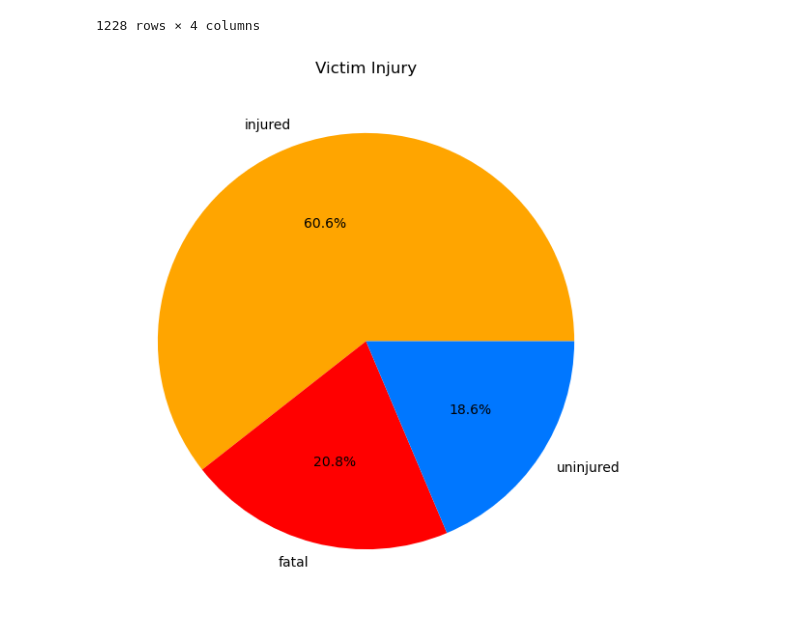
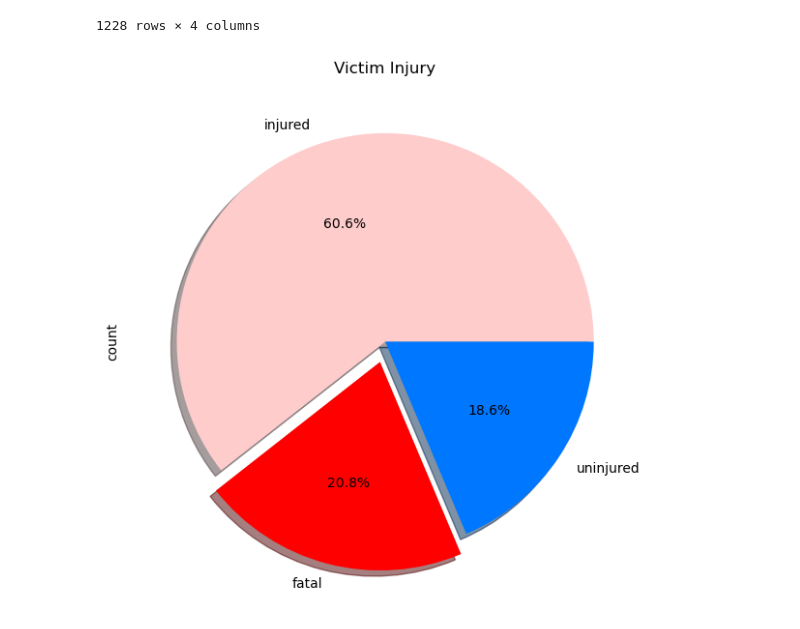
Before and after one commit to Group-4-Project-3/Australian-Shark-Attacks, a Jupyter notebook: Resources/Mel_Project_3.ipynb, the cells around one changed output. Cells and saved outputs as stored; diff of their text form; code cells hidden in the pictures.

Commit message:
adding pie chart

```diff
--- a/Resources/Mel_Project_3.ipynb
+++ b/Resources/Mel_Project_3.ipynb
@@ -33,8 +37,8 @@ total_records
 1228
 # %%
 # select my chosen columns focusing on shark types based on state
-reduced_df = clean_df.loc[:, ["Incident.year", "Provoked/unprovoked", "Victim.injury", "Shark.common.name" ]]
-reduced_df
+injury_reduced_df = clean_df.loc[:, ["Incident.year", "Provoked/unprovoked", "Victim.injury", "Shark.common.name" ]]
+injury_reduced_df
 # %% [output]
 |  | Incident.year | Provoked/unprovoked | Victim.injury | Shark.common.name |
 | 0 | 1791 | unprovoked | fatal | white shark |
@@ -49,18 +53,21 @@ reduced_df
 | 1226 | 2023 | unprovoked | uninjured | whaler shark |
 | 1227 | 2023 | unprovoked | uninjured | unknown |
 1228 rows × 4 columns
-# %%
-# Count occurrences of each category
-victim_injury_counts = reduced_df['Victim.injury'].value_counts()
-
-# Define colors
-colors = {'fatal': '#FF0000', 'injured': '#FFA500', 'uninjured': '#0077FF'}
-
-# Plotting pie chart for Victim Injury
-plt.figure(figsize=(7, 7))
-plt.pie(victim_injury_counts, labels=victim_injury_counts.index, autopct='%1.1f%%', colors=[colors[key] for key in victim_injury_counts.index])
-plt.title('Victim Injury')
-
-plt.show()
-# %% [output]
-[figure, removed]
+# %%
+# Count occurrences of each category
+victim_injury_counts = injury_reduced_df['Victim.injury'].value_counts()
+
+# Define colors
+colors = {'fatal': '#FF0000', 'injured': '#FFCCCC', 'uninjured': '#0077FF'}
+
+# Define explode values
+explode = (0, 0.1, 0)  # Explode the second slice (injured) by 0.1
+
+# Plotting pie chart for Victim Injury with explode and shadow
+plt.figure(figsize=(7, 7))
+victim_injury_counts.plot(kind='pie', autopct='%1.1f%%', colors=[colors[key] for key in victim_injury_counts.index], explode=explode, shadow=True)
+plt.title('Victim Injury')
+
+plt.show()
+# %% [output]
+[figure, added]
```
Also changed, not shown: parts of 2 cells of this notebook, 4 other files.
